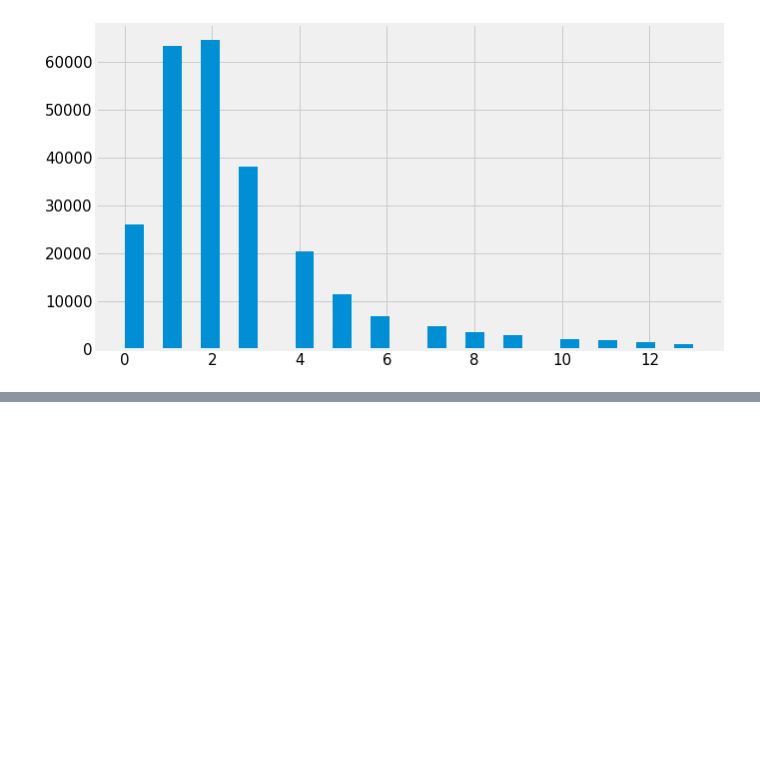
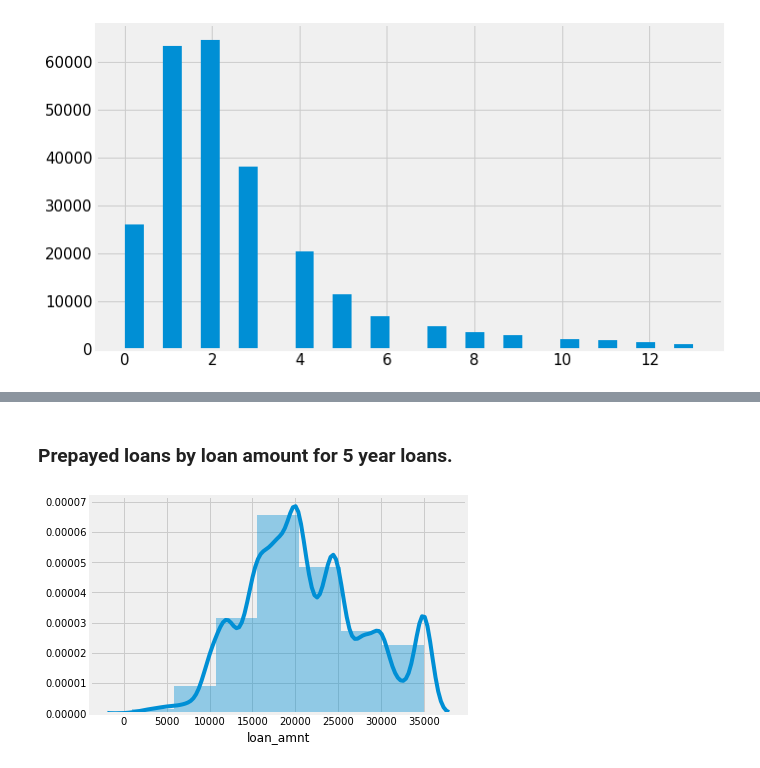
Before and after one commit to anishb/debt_management_analysis, a Jupyter notebook: Gamified Debt Consolidation.ipynb, the cells around one changed output, grey strips where cells are left out. Saved outputs shown, nothing was run; the diff lists cells and outputs as text; code cells hidden in the pictures; blank space fills up the shorter version.

```diff
--- a/Gamified Debt Consolidation.ipynb
+++ b/Gamified Debt Consolidation.ipynb
@@ -563,0 +585,6 @@ loans.open_act_il.hist(bins=30, figsize=(10, 6), xlabelsize=15, ylabelsize=15)
+# %% [markdown]
+### Prepayed loans by loan amount for 5 year loans.
+# %%
+sns.distplot(prepaid.loc[prepaid.term == 60].loan_amnt, bins=7);
+# %% [output]
+[figure, added]
```
Also changed, not shown: parts of 7 cells of this notebook.
